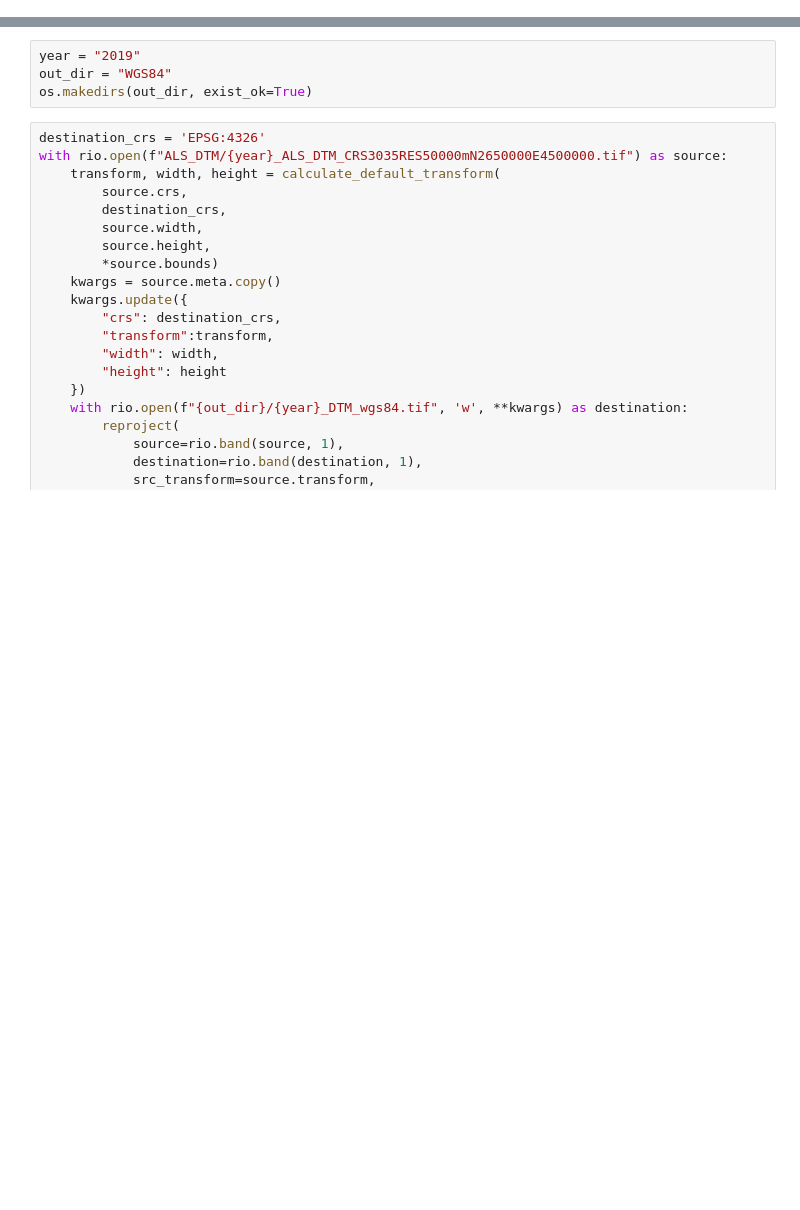
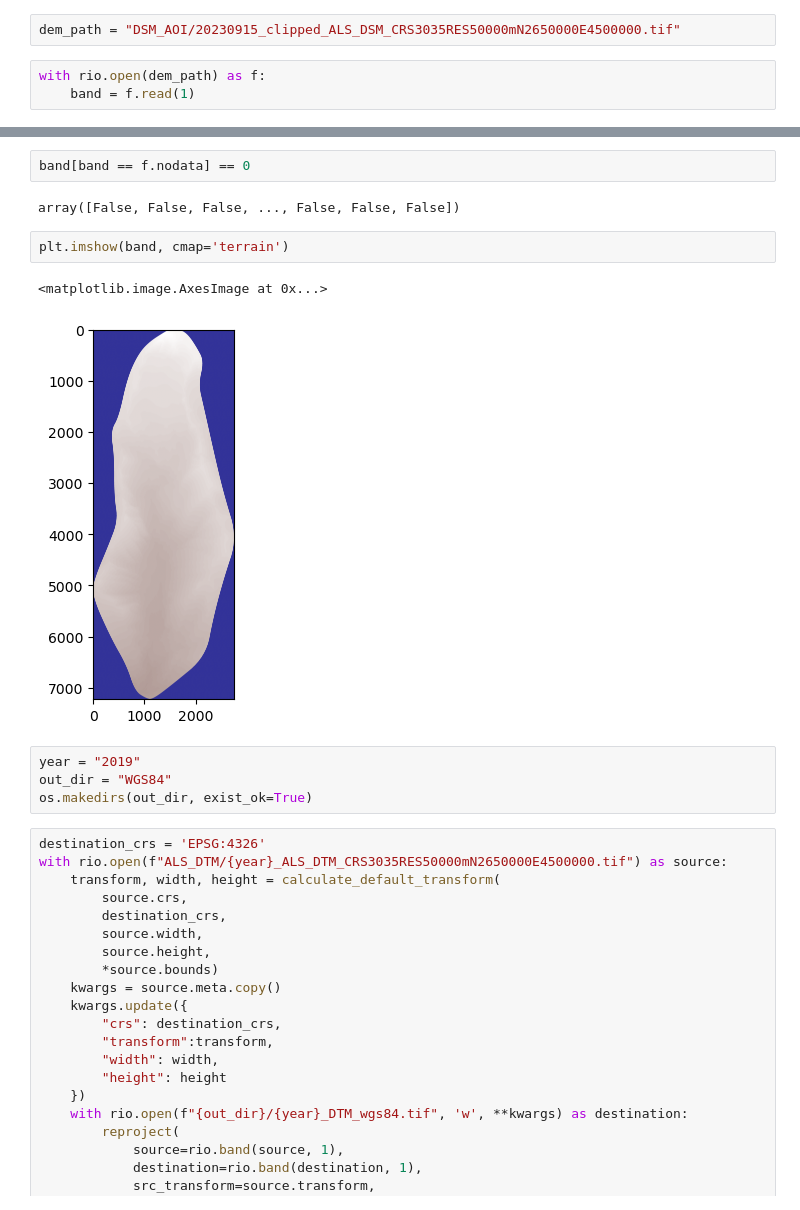
Before and after one commit to Runan-Duan/Alpine_digital_twins, a Jupyter notebook: check_aoi.ipynb, the cells around one changed output, grey strips where cells are left out. Drawn from its saved outputs; the diff is of its cells as text; blank space fills up the shorter version.

```diff
--- a/check_aoi.ipynb
+++ b/check_aoi.ipynb
@@ -6,3 +5,8 @@ from rasterio.warp import calculate_default_transform, reproject, Resampling
 import matplotlib.pyplot as plt
 from rasterio.plot import show
 import os
+# %%
+dem_path = "DSM_AOI/20230915_clipped_ALS_DSM_CRS3035RES50000mN2650000E4500000.tif"
+# %%
+with rio.open(dem_path) as f:
+    band = f.read(1)
@@ -9,3 +25,12 @@ import os
+# %%
+band[band == f.nodata] == 0
+# %% [output]
+array([False, False, False, ..., False, False, False])
+# %%
+plt.imshow(band, cmap='terrain')
+# %% [output]
+<matplotlib.image.AxesImage at 0x...>
+[figure, added]
 # %%
 year = "2019"
 out_dir = "WGS84"
```
Also changed, not shown: parts of 2 cells of this notebook, 15 other files.
